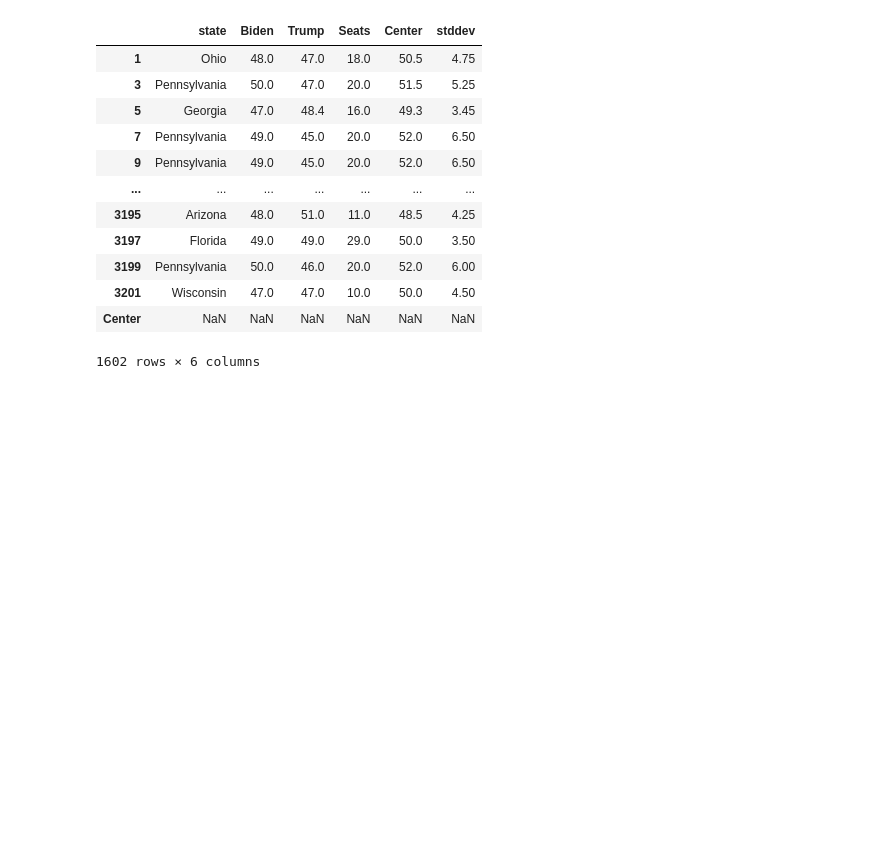
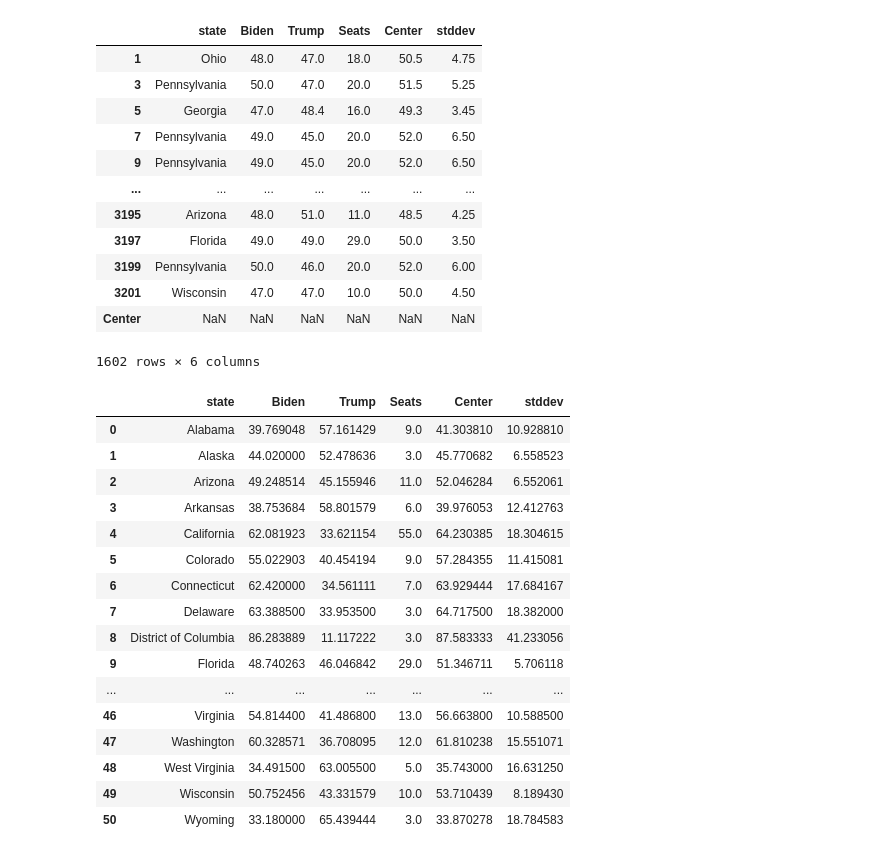
Before and after one commit to espSiyam/Data-Science--Analytics---AI-for-Business---the-Real-World-, a Jupyter notebook: Case Studies/US Presidential Election.ipynb, the cells around one changed output. Drawn from its saved outputs; the diff is of its cells as text; code cells hidden in the pictures; blank space fills up the shorter version.

Commit message:
Average polls

```diff
--- a/Case Studies/US Presidential Election.ipynb
+++ b/Case Studies/US Presidential Election.ipynb
@@ -622,3 +622,24 @@ See the caveats in the documentation: https://pandas.pydata.org/pandas-docs/stab
 | 3201 | Wisconsin | 47.0 | 47.0 | 10.0 | 50.0 | 4.50 |
 | Center | NaN | NaN | NaN | NaN | NaN | NaN |
 1602 rows × 6 columns
+# %%
+#Mean (Biden	Trump	Seats	Center	stddev) for each state
+poll_state_summary = polls.groupby('state').mean().reset_index()
+# %% [output]
+|  | state | Biden | Trump | Seats | Center | stddev |
+| 0 | Alabama | 39.769048 | 57.161429 | 9.0 | 41.303810 | 10.928810 |
+| 1 | Alaska | 44.020000 | 52.478636 | 3.0 | 45.770682 | 6.558523 |
+| 2 | Arizona | 49.248514 | 45.155946 | 11.0 | 52.046284 | 6.552061 |
+| 3 | Arkansas | 38.753684 | 58.801579 | 6.0 | 39.976053 | 12.412763 |
+| 4 | California | 62.081923 | 33.621154 | 55.0 | 64.230385 | 18.304615 |
+| 5 | Colorado | 55.022903 | 40.454194 | 9.0 | 57.284355 | 11.415081 |
+| 6 | Connecticut | 62.420000 | 34.561111 | 7.0 | 63.929444 | 17.684167 |
+| 7 | Delaware | 63.388500 | 33.953500 | 3.0 | 64.717500 | 18.382000 |
+| 8 | District of Columbia | 86.283889 | 11.117222 | 3.0 | 87.583333 | 41.233056 |
+| 9 | Florida | 48.740263 | 46.046842 | 29.0 | 51.346711 | 5.706118 |
+| ... | ... | ... | ... | ... | ... | ... |
+| 46 | Virginia | 54.814400 | 41.486800 | 13.0 | 56.663800 | 10.588500 |
+| 47 | Washington | 60.328571 | 36.708095 | 12.0 | 61.810238 | 15.551071 |
+| 48 | West Virginia | 34.491500 | 63.005500 | 5.0 | 35.743000 | 16.631250 |
+| 49 | Wisconsin | 50.752456 | 43.331579 | 10.0 | 53.710439 | 8.189430 |
+| 50 | Wyoming | 33.180000 | 65.439444 | 3.0 | 33.870278 | 18.784583 |
```
